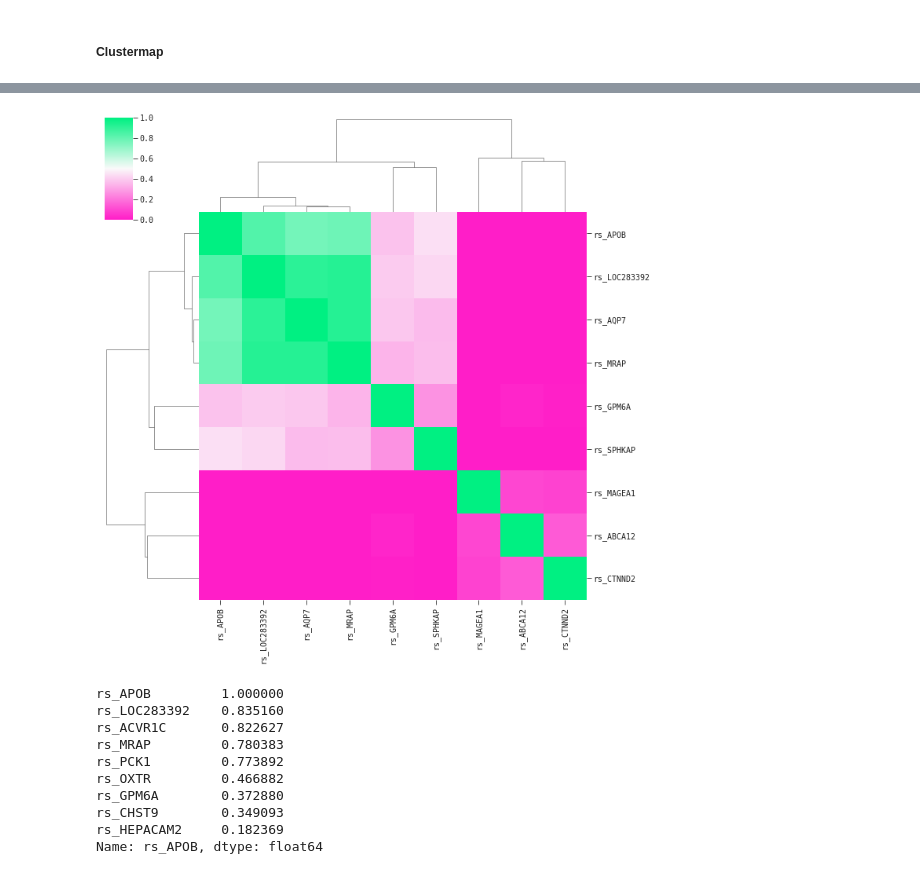
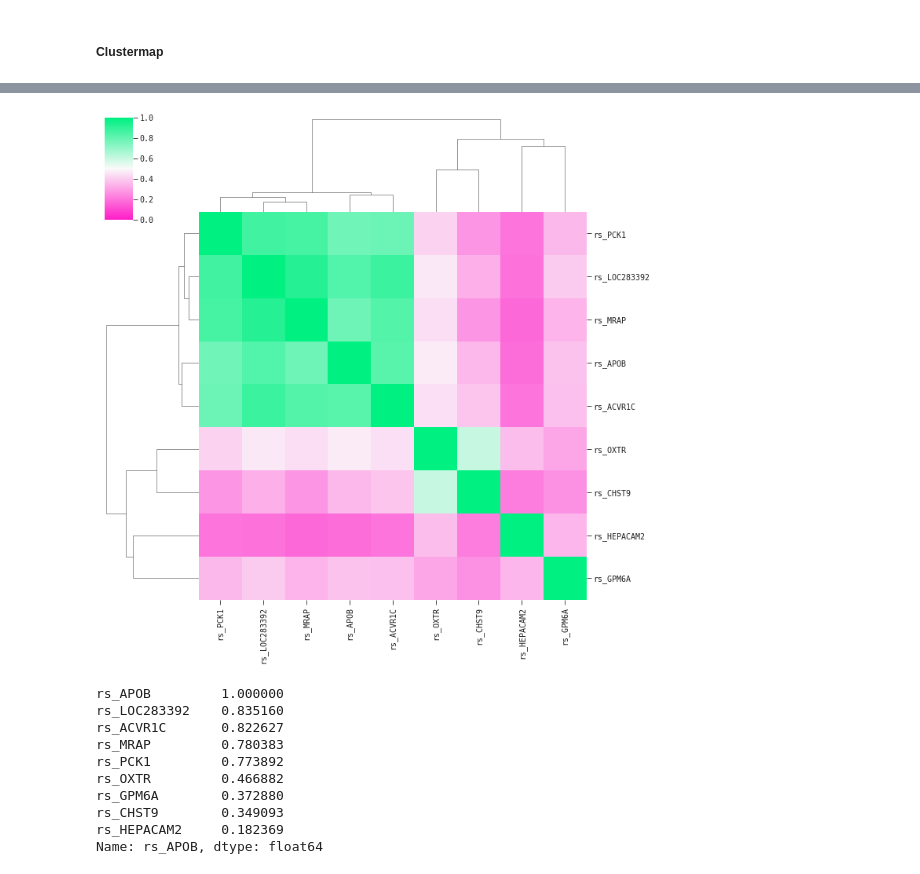
Before and after one commit to abzu-ai/QLattice-clinical-omics, a Jupyter notebook: notebooks/bc_case_multi.ipynb, the cells around one changed output, grey strips where cells are left out. Cells and saved outputs as stored; diff of their text form; code cells hidden in the pictures.

```diff
--- a/notebooks/bc_case_multi.ipynb
+++ b/notebooks/bc_case_multi.ipynb
@@ -77,9 +71,5 @@ results.groupby("fold").first()
 # %%
-best_models_qstrings = ["gaussian('rs_APOB', 'rs_CTNND2')",
-                       "'rs_APOB'*'rs_GPM6A'",
-                       "gaussian('rs_AQP7', 'rs_MAGEA1')",
-                       "'rs_MRAP'*'rs_SPHKAP'",
-                       "gaussian('rs_ABCA12', 'rs_LOC283392')"]
+best_models_qstrings = results.groupby("fold").first()['query_string'].values
 
 n_folds = 5
 random_state = 42
@@ -118,10 +116,10 @@ corr_inputs = data[inputs_list].corr()
 # %%
-cluster_map_args = {'cmap': 'feyn-diverging', 'vmin':0, 'vmax': 1}
+cluster_map_args = {'cmap': 'feyn-diverging', 'vmin': 0, 'vmax': 1}
 
-p = clustermap(corr_inputs, **cluster_map_args)
-p.savefig("../figures/bc_multi_clustermap.pdf")
+clustermap(corr_inputs, **cluster_map_args)
+plt.savefig('../figures/bc_multi_clustermap.pdf', dpi=300, bbox_inches='tight')
 # %% [output]
-[figure, old version]
+[figure, new version]
 # %%
 data[inputs_list].corr()['rs_APOB'].sort_values(ascending=False)
 # %% [output]
```
Also changed, not shown: parts of 16 cells of this notebook, 1 other file.
